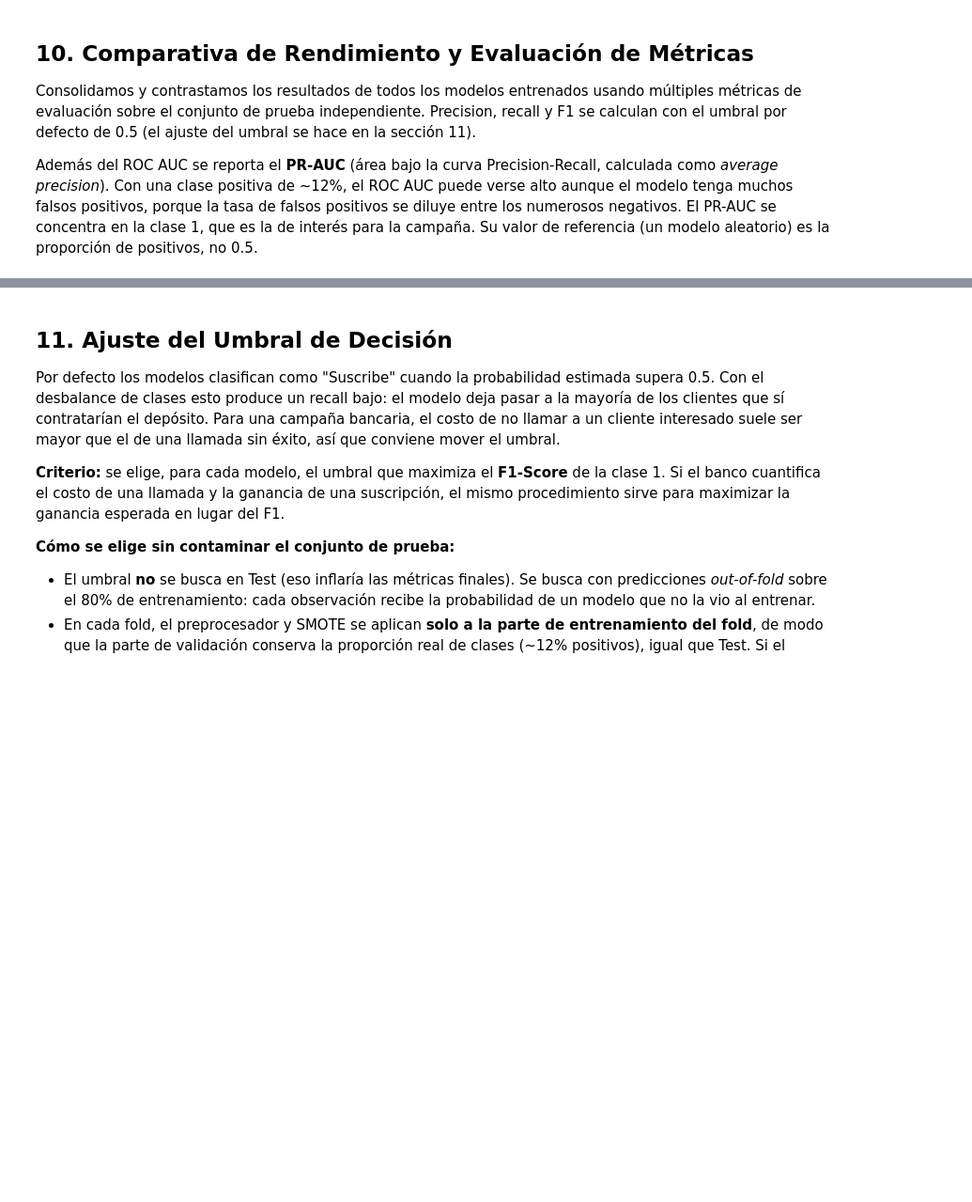
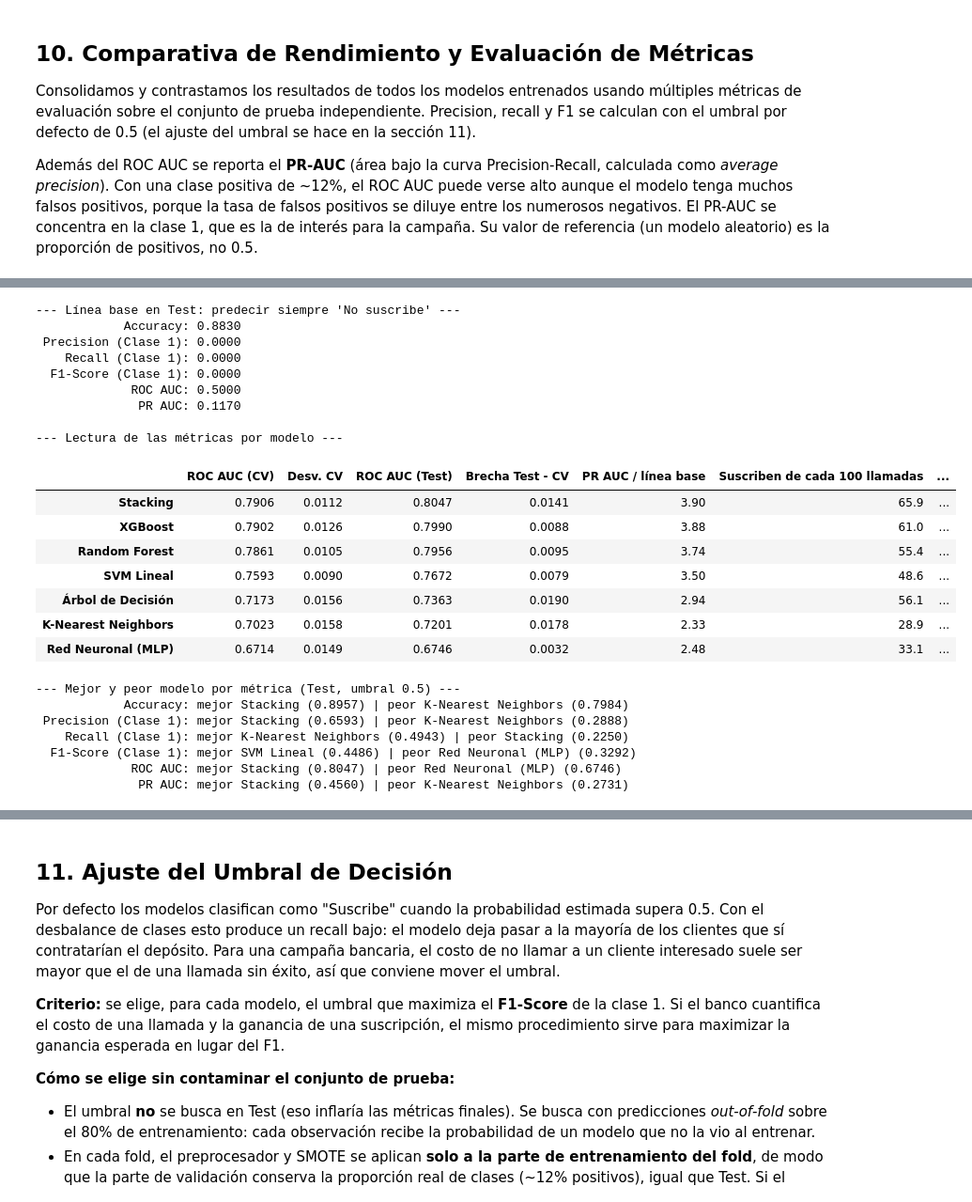
Before and after one commit to MariArbe/proyecto-final-mineria-datos-banco, a Jupyter notebook: 02_Modelado_Evaluacion_Bank_Marketing.ipynb, the cells around one changed output, grey strips where cells are left out. Shown at 94% size. Saved outputs shown, nothing was run; the diff lists cells and outputs as text; code cells hidden in the pictures; blank space fills up the shorter version.

```diff
--- a/02_Modelado_Evaluacion_Bank_Marketing.ipynb
+++ b/02_Modelado_Evaluacion_Bank_Marketing.ipynb
@@ -774,0 +940,66 @@ La elección combina tres criterios: el ANOVA + Tukey sobre el ROC AUC de la val
+# %%
+# 1. Línea base: predecir siempre "No suscribe"
+prevalencia = y_test.mean()
+linea_base = {
+    "Accuracy": 1 - prevalencia,
+    "Precision (Clase 1)": 0.0,
+    "Recall (Clase 1)": 0.0,
+    "F1-Score (Clase 1)": 0.0,
+    "ROC AUC": 0.5,
+    "PR AUC": prevalencia
+}
+print("--- Línea base en Test: predecir siempre 'No suscribe' ---")
+for metrica, valor in linea_base.items():
+    print(f"{metrica:>20}: {valor:.4f}")
+
+# 2. Lectura de las métricas en términos de la campaña (Test, umbral 0.5)
+metricas_test = df_comparativa.set_index("Modelo")
+auc_cv_media = pd.Series({m: np.mean(r["test_roc_auc"]) for m, r in resultados_cv_completos.items()})
+auc_cv_std = pd.Series({m: np.std(r["test_roc_auc"]) for m, r in resultados_cv_completos.items()})
+
+lectura = pd.DataFrame({
+    "ROC AUC (CV)": auc_cv_media,
+    "Desv. CV": auc_cv_std,
+    "ROC AUC (Test)": metricas_test["ROC AUC"],
+    "Brecha Test - CV": metricas_test["ROC AUC"] - auc_cv_media,
+    "PR AUC / línea base": metricas_test["PR AUC"] / prevalencia,
+    "Suscriben de cada 100 llamadas": metricas_test["Precision (Clase 1)"] * 100,
+    "Suscriptores detectados de cada 100": metricas_test["Recall (Clase 1)"] * 100,
+    "Accuracy - línea base": metricas_test["Accuracy"] - linea_base["Accuracy"]
+}).sort_values("ROC AUC (CV)", ascending=False)
+
+print("\n--- Lectura de las métricas por modelo ---")
+display(lectura.round({"ROC AUC (CV)": 4, "Desv. CV": 4, "ROC AUC (Test)": 4, "Brecha Test - CV": 4,
+                       "PR AUC / línea base": 2, "Suscriben de cada 100 llamadas": 1,
+                       "Suscriptores detectados de cada 100": 1, "Accuracy - línea base": 4}))
+
+# 3. Mejor y peor modelo en cada métrica de Test
+print("--- Mejor y peor modelo por métrica (Test, umbral 0.5) ---")
+for metrica in linea_base:
+    valores = metricas_test[metrica]
+    print(f"{metrica:>20}: mejor {valores.idxmax()} ({valores.max():.4f}) | peor {valores.idxmin()} ({valores.min():.4f})")
+# %% [output]
+--- Línea base en Test: predecir siempre 'No suscribe' ---
+            Accuracy: 0.8830
+ Precision (Clase 1): 0.0000
+    Recall (Clase 1): 0.0000
+  F1-Score (Clase 1): 0.0000
+             ROC AUC: 0.5000
+              PR AUC: 0.1170
+
+--- Lectura de las métricas por modelo ---
+|  | ROC AUC (CV) | Desv. CV | ROC AUC (Test) | Brecha Test - CV | PR AUC / línea base | Suscriben de cada 100 llamadas | ... |
+| Stacking | 0.7906 | 0.0112 | 0.8047 | 0.0141 | 3.90 | 65.9 | ... |
+| XGBoost | 0.7902 | 0.0126 | 0.7990 | 0.0088 | 3.88 | 61.0 | ... |
+| Random Forest | 0.7861 | 0.0105 | 0.7956 | 0.0095 | 3.74 | 55.4 | ... |
+| SVM Lineal | 0.7593 | 0.0090 | 0.7672 | 0.0079 | 3.50 | 48.6 | ... |
+| Árbol de Decisión | 0.7173 | 0.0156 | 0.7363 | 0.0190 | 2.94 | 56.1 | ... |
+| K-Nearest Neighbors | 0.7023 | 0.0158 | 0.7201 | 0.0178 | 2.33 | 28.9 | ... |
+| Red Neuronal (MLP) | 0.6714 | 0.0149 | 0.6746 | 0.0032 | 2.48 | 33.1 | ... |
+--- Mejor y peor modelo por métrica (Test, umbral 0.5) ---
+            Accuracy: mejor Stacking (0.8957) | peor K-Nearest Neighbors (0.7984)
+ Precision (Clase 1): mejor Stacking (0.6593) | peor K-Nearest Neighbors (0.2888)
+    Recall (Clase 1): mejor K-Nearest Neighbors (0.4943) | peor Stacking (0.2250)
+  F1-Score (Clase 1): mejor SVM Lineal (0.4486) | peor Red Neuronal (MLP) (0.3292)
+             ROC AUC: mejor Stacking (0.8047) | peor Red Neuronal (MLP) (0.6746)
+              PR AUC: mejor Stacking (0.4560) | peor K-Nearest Neighbors (0.2731)
```
Also changed, not shown: parts of 30 cells of this notebook.
